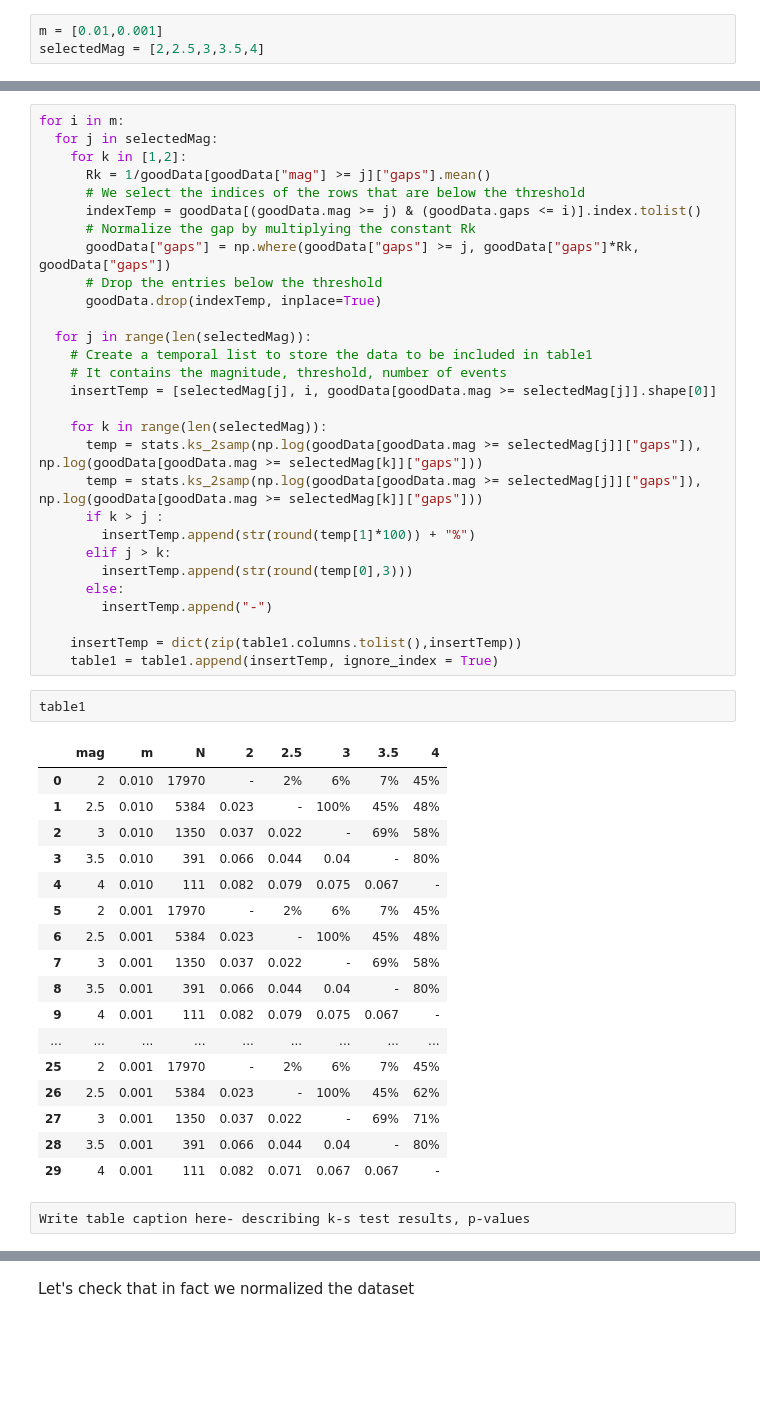
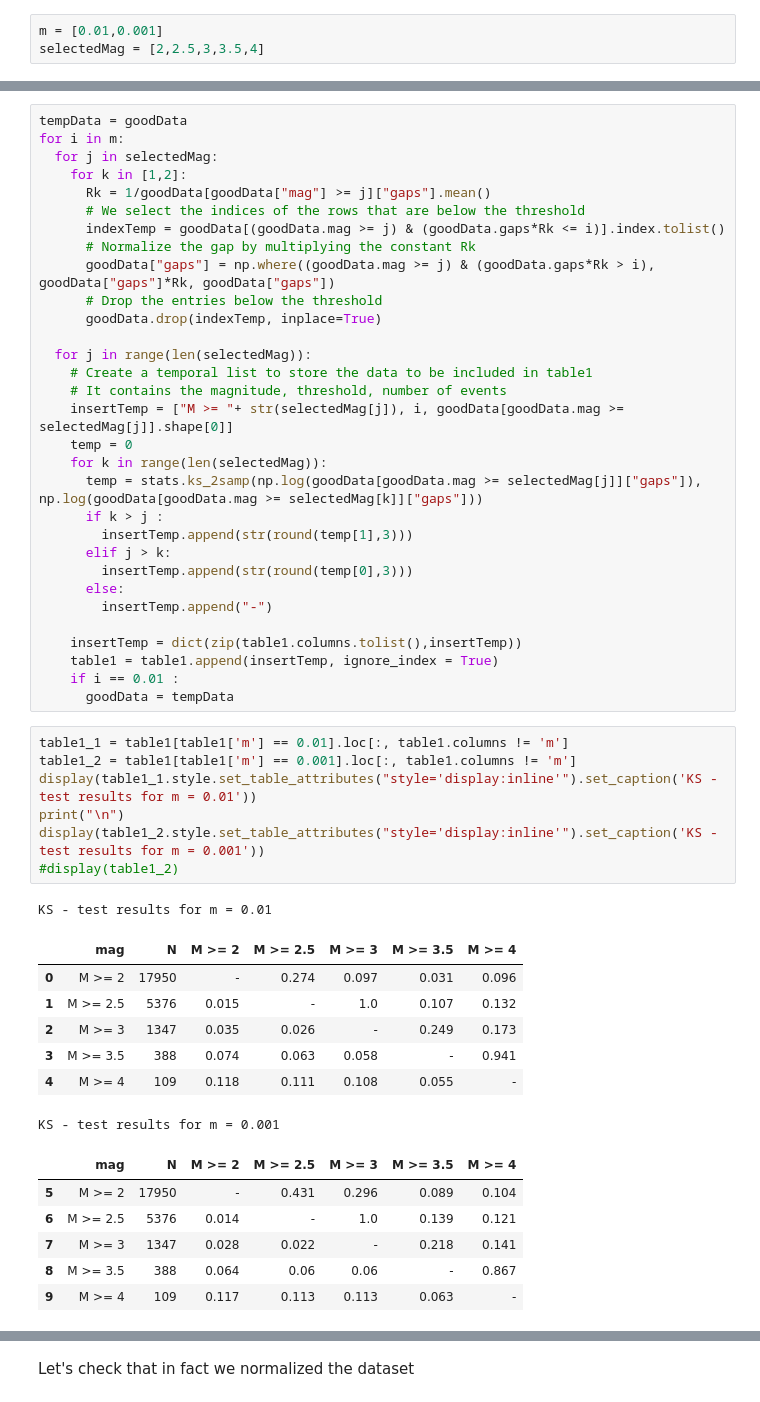
Before and after one commit to metbrian/DSPS_BFrei, a Jupyter notebook: HW3/KS_earthquakes.ipynb, the cells around one changed output, grey strips where cells are left out. Cells and saved outputs as stored; diff of their text form; blank space fills up the shorter version.

```diff
--- a/HW3/KS_earthquakes.ipynb
+++ b/HW3/KS_earthquakes.ipynb
@@ -395,26 +394,26 @@ for i in selectedMag:
 table1 = pd.DataFrame(columns = colum)
 # %%
+tempData = goodData
 for i in m:
   for j in selectedMag:
     for k in [1,2]:
       Rk = 1/goodData[goodData["mag"] >= j]["gaps"].mean()
       # We select the indices of the rows that are below the threshold
-      indexTemp = goodData[(goodData.mag >= j) & (goodData.gaps <= i)].index.tolist()
+      indexTemp = goodData[(goodData.mag >= j) & (goodData.gaps*Rk <= i)].index.tolist()
       # Normalize the gap by multiplying the constant Rk
-      goodData["gaps"] = np.where(goodData["gaps"] >= j, goodData["gaps"]*Rk, goodData["gaps"])
+      goodData["gaps"] = np.where((goodData.mag >= j) & (goodData.gaps*Rk > i), goodData["gaps"]*Rk, goodData["gaps"])
       # Drop the entries below the threshold
       goodData.drop(indexTemp, inplace=True)
 
   for j in range(len(selectedMag)):
     # Create a temporal list to store the data to be included in table1
     # It contains the magnitude, threshold, number of events
-    insertTemp = [selectedMag[j], i, goodData[goodData.mag >= selectedMag[j]].shape[0]]
-
+    insertTemp = ["M >= "+ str(selectedMag[j]), i, goodData[goodData.mag >= selectedMag[j]].shape[0]]
+    temp = 0
     for k in range(len(selectedMag)):
       temp = stats.ks_2samp(np.log(goodData[goodData.mag >= selectedMag[j]]["gaps"]), np.log(goodData[goodData.mag >= selectedMag[k]]["gaps"]))
-      temp = stats.ks_2samp(np.log(goodData[goodData.mag >= selectedMag[j]]["gaps"]), np.log(goodData[goodData.mag >= selectedMag[k]]["gaps"]))
       if k > j :
-        insertTemp.append(str(round(temp[1]*100)) + "%")
+        insertTemp.append(str(round(temp[1],3)))
       elif j > k:
         insertTemp.append(str(round(temp[0],3)))
       else:
@@ -422,25 +421,27 @@ for i in m:
 
     insertTemp = dict(zip(table1.columns.tolist(),insertTemp))
     table1 = table1.append(insertTemp, ignore_index = True)
+    if i == 0.01 :
+      goodData = tempData
-# %%
-table1
-# %% [output]
-|  | mag | m | N | 2 | 2.5 | 3 | 3.5 | 4 |
-| 0 | 2 | 0.010 | 17970 | - | 2% | 6% | 7% | 45% |
-| 1 | 2.5 | 0.010 | 5384 | 0.023 | - | 100% | 45% | 48% |
-| 2 | 3 | 0.010 | 1350 | 0.037 | 0.022 | - | 69% | 58% |
-| 3 | 3.5 | 0.010 | 391 | 0.066 | 0.044 | 0.04 | - | 80% |
-| 4 | 4 | 0.010 | 111 | 0.082 | 0.079 | 0.075 | 0.067 | - |
-| 5 | 2 | 0.001 | 17970 | - | 2% | 6% | 7% | 45% |
-| 6 | 2.5 | 0.001 | 5384 | 0.023 | - | 100% | 45% | 48% |
-| 7 | 3 | 0.001 | 1350 | 0.037 | 0.022 | - | 69% | 58% |
-| 8 | 3.5 | 0.001 | 391 | 0.066 | 0.044 | 0.04 | - | 80% |
-| 9 | 4 | 0.001 | 111 | 0.082 | 0.079 | 0.075 | 0.067 | - |
-| ... | ... | ... | ... | ... | ... | ... | ... | ... |
-| 25 | 2 | 0.001 | 17970 | - | 2% | 6% | 7% | 45% |
-| 26 | 2.5 | 0.001 | 5384 | 0.023 | - | 100% | 45% | 62% |
-| 27 | 3 | 0.001 | 1350 | 0.037 | 0.022 | - | 69% | 71% |
-| 28 | 3.5 | 0.001 | 391 | 0.066 | 0.044 | 0.04 | - | 80% |
-| 29 | 4 | 0.001 | 111 | 0.082 | 0.071 | 0.067 | 0.067 | - |
-# %%
-Write table caption here- describing k-s test results, p-values
+# %%
+table1_1 = table1[table1['m'] == 0.01].loc[:, table1.columns != 'm']
+table1_2 = table1[table1['m'] == 0.001].loc[:, table1.columns != 'm']
+display(table1_1.style.set_table_attributes("style='display:inline'").set_caption('KS - test results for m = 0.01'))
+print("\n")
+display(table1_2.style.set_table_attributes("style='display:inline'").set_caption('KS - test results for m = 0.001'))
+#display(table1_2)
+# %% [output]
+KS - test results for m = 0.01
+|  | mag | N | M >= 2 | M >= 2.5 | M >= 3 | M >= 3.5 | M >= 4 |
+| 0 | M >= 2 | 17950 | - | 0.274 | 0.097 | 0.031 | 0.096 |
+| 1 | M >= 2.5 | 5376 | 0.015 | - | 1.0 | 0.107 | 0.132 |
+| 2 | M >= 3 | 1347 | 0.035 | 0.026 | - | 0.249 | 0.173 |
+| 3 | M >= 3.5 | 388 | 0.074 | 0.063 | 0.058 | - | 0.941 |
+| 4 | M >= 4 | 109 | 0.118 | 0.111 | 0.108 | 0.055 | - |
+KS - test results for m = 0.001
+|  | mag | N | M >= 2 | M >= 2.5 | M >= 3 | M >= 3.5 | M >= 4 |
+| 5 | M >= 2 | 17950 | - | 0.431 | 0.296 | 0.089 | 0.104 |
+| 6 | M >= 2.5 | 5376 | 0.014 | - | 1.0 | 0.139 | 0.121 |
+| 7 | M >= 3 | 1347 | 0.028 | 0.022 | - | 0.218 | 0.141 |
+| 8 | M >= 3.5 | 388 | 0.064 | 0.06 | 0.06 | - | 0.867 |
+| 9 | M >= 4 | 109 | 0.117 | 0.113 | 0.113 | 0.063 | - |
```
Also changed, not shown: parts of 16 cells of this notebook.
